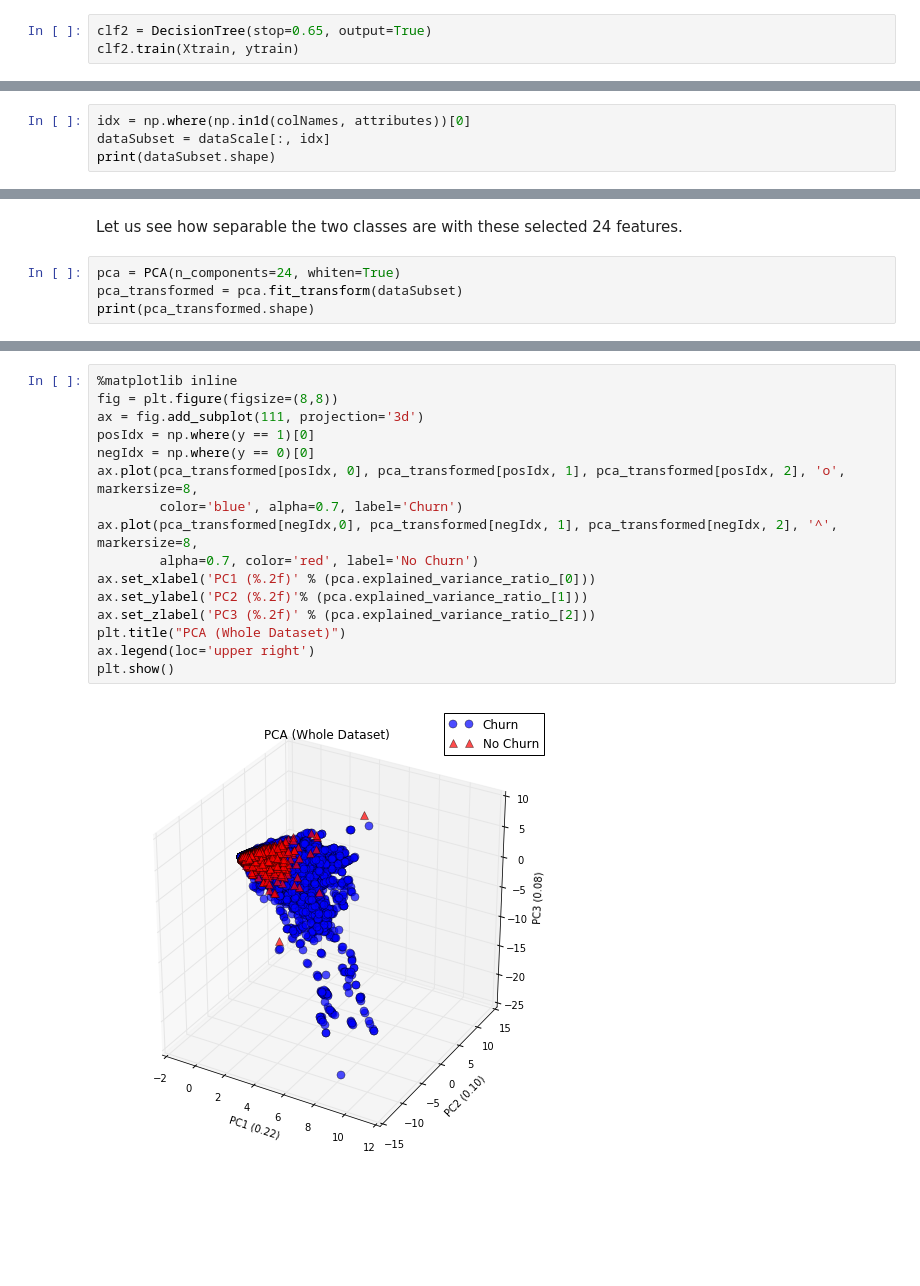
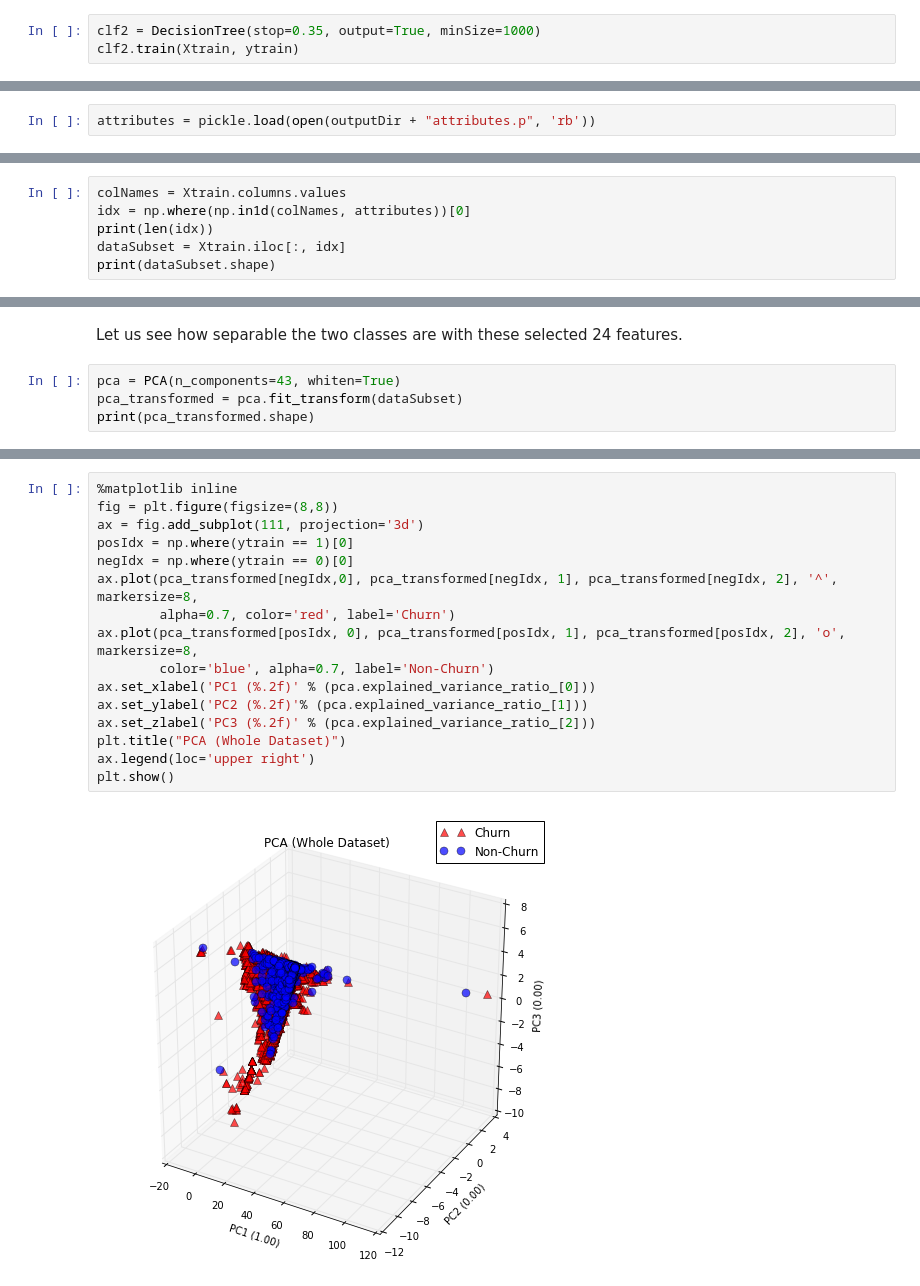
Before and after one commit to CalvinTChi/Player-Churn-Prediction, a Jupyter notebook: Calvin/EDA.ipynb, the cells around one changed output, grey strips where cells are left out. Saved outputs shown, nothing was run; the diff lists cells and outputs as text; blank space fills up the shorter version.

```diff
--- a/Calvin/EDA.ipynb
+++ b/Calvin/EDA.ipynb
@@ -349,7 +931,7 @@ Import Calvin's decision tree, which will output all the top features used to se
 # %%
 from DecisionTree import DecisionTree
 # %%
-clf2 = DecisionTree(stop=0.65, output=True)
+clf2 = DecisionTree(stop=0.35, output=True, minSize=1000)
 clf2.train(Xtrain, ytrain)
 # %% [markdown]
 Let's see how well Calvin's decision tree performs on the test set.
@@ -368,7 +952,11 @@ print(attributes)
+# %%
+attributes = pickle.load(open(outputDir + "attributes.p", 'rb'))
 # %% [markdown]
 It looks like the best features are the time-series data, of which number of purchases seem to be the best. The best none time-series data are `credit` and `e_viptier`.
 # %%
+colNames = Xtrain.columns.values
 idx = np.where(np.in1d(colNames, attributes))[0]
-dataSubset = dataScale[:, idx]
+print(len(idx))
+dataSubset = Xtrain.iloc[:, idx]
 print(dataSubset.shape)
 # %% [output]
@@ -376,7 +965,7 @@ print(dataSubset.shape)
 # %% [markdown]
 Let us see how separable the two classes are with these selected 24 features.
 # %%
-pca = PCA(n_components=24, whiten=True)
+pca = PCA(n_components=43, whiten=True)
 pca_transformed = pca.fit_transform(dataSubset)
 print(pca_transformed.shape)
 # %% [output]
@@ -384,18 +973,18 @@ print(pca_transformed.shape)
 # %%
 %matplotlib inline
 fig = plt.figure(figsize=(8,8))
 ax = fig.add_subplot(111, projection='3d')
-posIdx = np.where(y == 1)[0]
-negIdx = np.where(y == 0)[0]
+posIdx = np.where(ytrain == 1)[0]
+negIdx = np.where(ytrain == 0)[0]
+ax.plot(pca_transformed[negIdx,0], pca_transformed[negIdx, 1], pca_transformed[negIdx, 2], '^', markersize=8,
+        alpha=0.7, color='red', label='Churn')
 ax.plot(pca_transformed[posIdx, 0], pca_transformed[posIdx, 1], pca_transformed[posIdx, 2], 'o', markersize=8,
-        color='blue', alpha=0.7, label='Churn')
-ax.plot(pca_transformed[negIdx,0], pca_transformed[negIdx, 1], pca_transformed[negIdx, 2], '^', markersize=8,
-        alpha=0.7, color='red', label='No Churn')
+        color='blue', alpha=0.7, label='Non-Churn')
 ax.set_xlabel('PC1 (%.2f)' % (pca.explained_variance_ratio_[0]))
 ax.set_ylabel('PC2 (%.2f)'% (pca.explained_variance_ratio_[1]))
 ax.set_zlabel('PC3 (%.2f)' % (pca.explained_variance_ratio_[2]))
 plt.title("PCA (Whole Dataset)")
 ax.legend(loc='upper right')
 plt.show()
 # %% [output]
-[figure, old version]
+[figure, new version]
```
Also changed, not shown: parts of 146 cells of this notebook.
